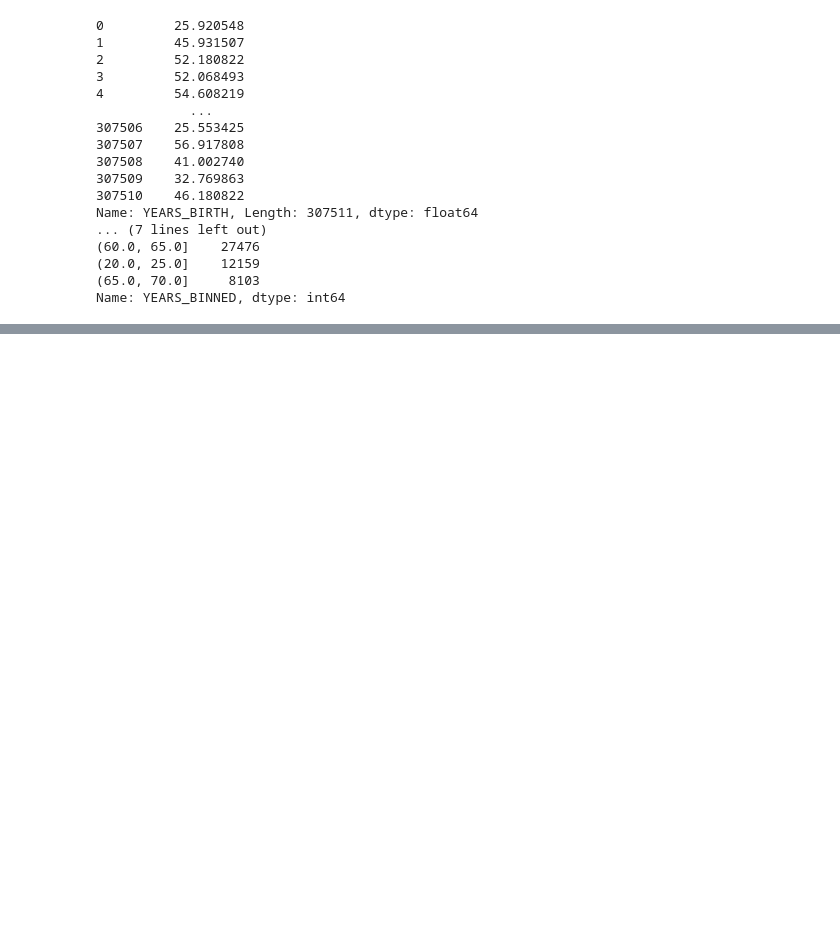
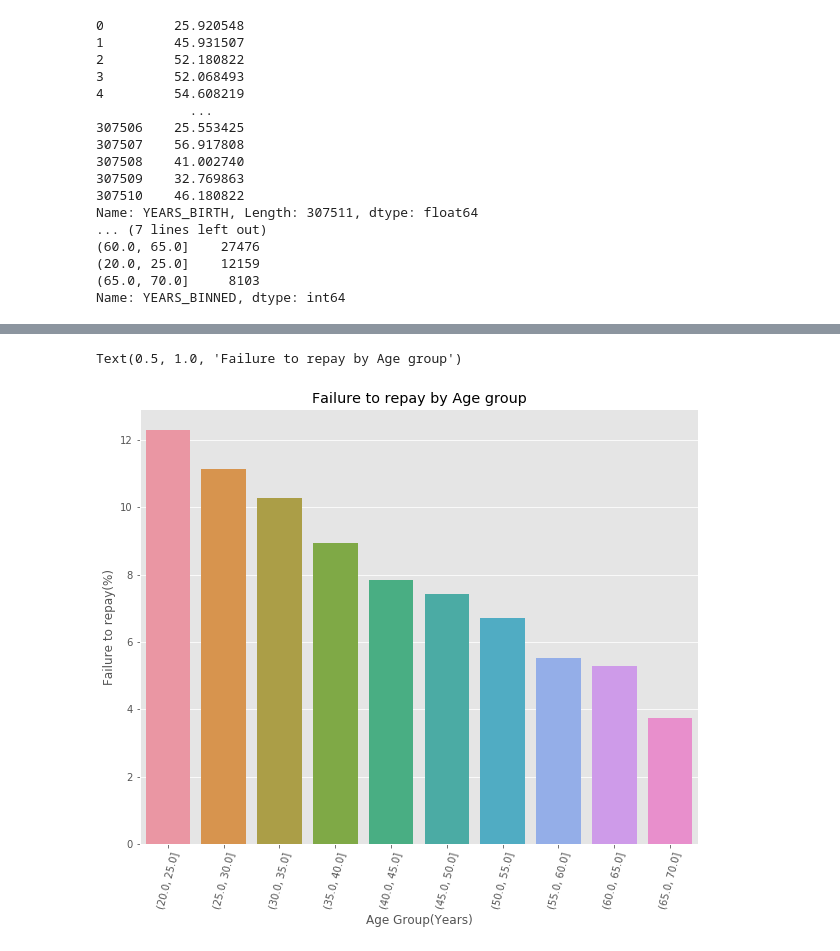
Before and after one commit to francislin871206/4th-ML100Days, a Jupyter notebook: Day_016_HW_practice.ipynb, the cells around one changed output, grey strips where cells are left out. Cells and saved outputs as stored; diff of their text form; code cells hidden in the pictures; blank space fills up the shorter version.

```diff
--- a/Day_016_HW_practice.ipynb
+++ b/Day_016_HW_practice.ipynb
@@ -149,0 +147,4 @@ SyntaxError: invalid syntax (<ipython-input-23-4616bed5dcb4>, line 1)
+# %%
+# 計算每個年齡區間的 Target、DAYS_BIRTH與 YEARS_BIRTH 的平均值
+age_group = age_data.groupby('YEARS_BINNED').mean()
+print(age_group)
@@ -150,2 +178,15 @@ SyntaxError: invalid syntax (<ipython-input-23-4616bed5dcb4>, line 1)
+# %%
+plt.figure(figsize = (10,8))
+px = age_group.index.astype(str)
+py = 100*age_group['TARGET']
+sns.barplot(px,py)
+plt.show
+
+#plt.xtick => 調整 X 項文字的傾斜度
+plt.xlabel('Age Group(Years)'),plt.ylabel('Failure to repay(%)'),plt.xticks(rotation = 75)
+plt.title('Failure to repay by Age group')
+# %% [output]
+Text(0.5, 1.0, 'Failure to repay by Age group')
+[figure, added]
 # %%
 # %% [output]
```
Also changed, not shown: parts of 8 cells of this notebook.
